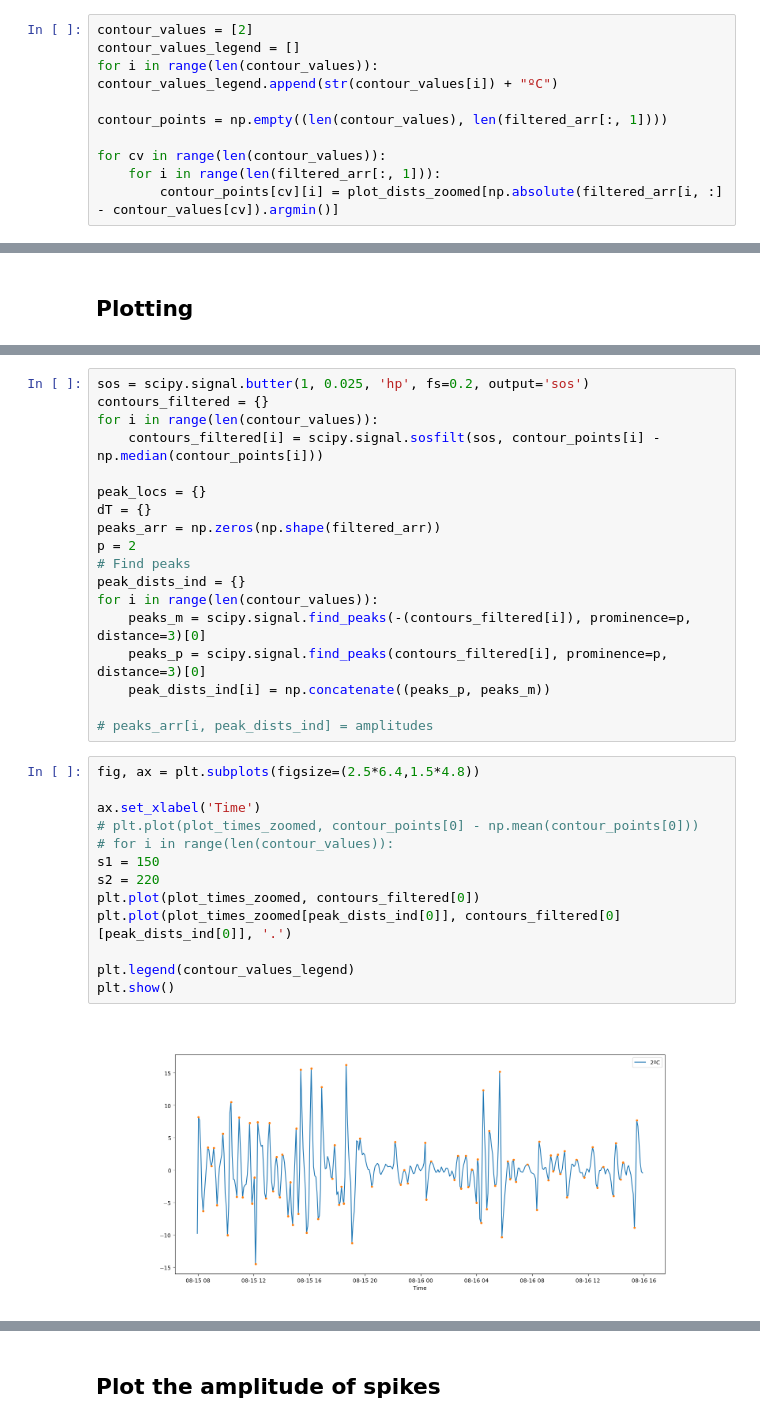
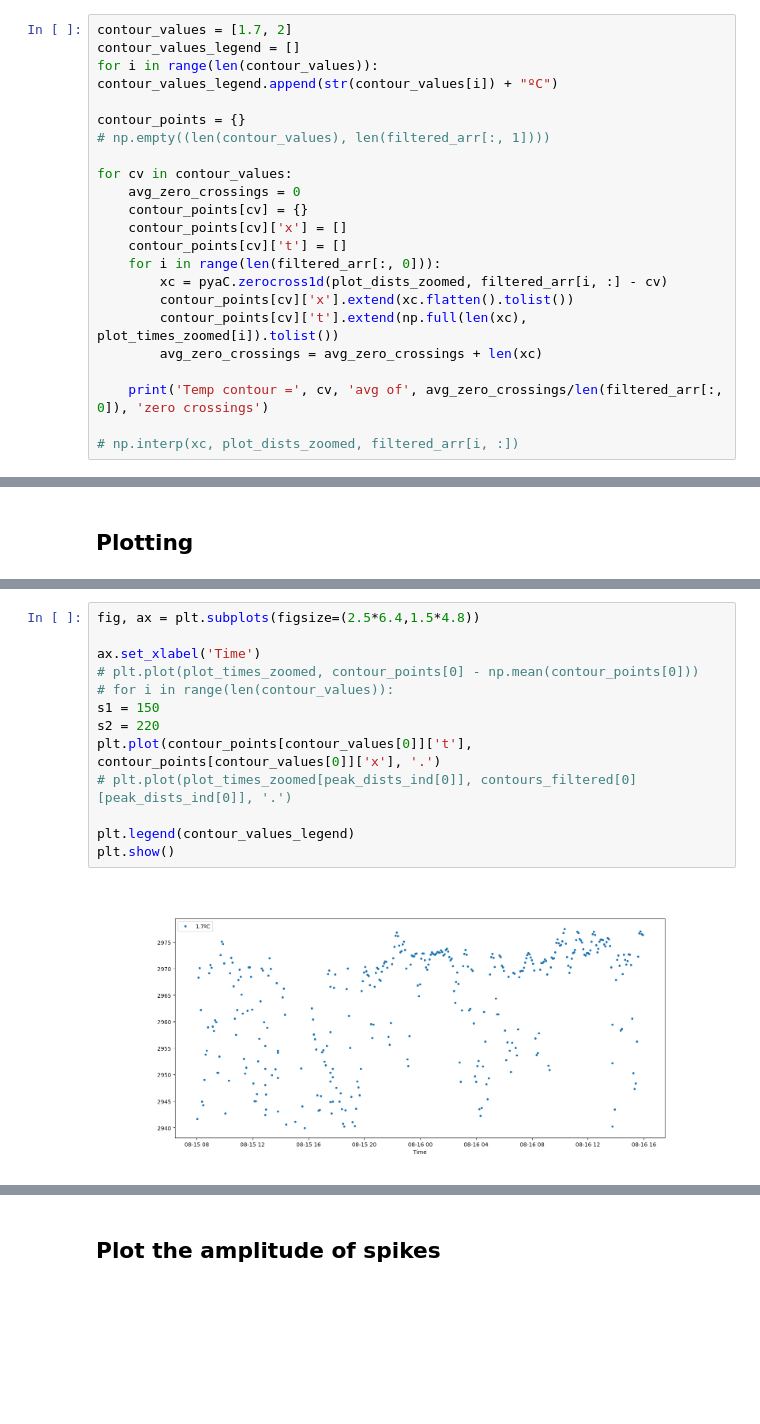
Before and after one commit to ericeberg3/UW_research, a Jupyter notebook: DTS_small_scale.ipynb, the cells around one changed output, grey strips where cells are left out. Cells and saved outputs as stored; diff of their text form; blank space fills up the shorter version.

Commit message:
Added the ability for the small_scale snippit to have multiple contour values. Now if two points along the distance axis are very close to a contour value, they will both be recorded.

```diff
--- a/DTS_small_scale.ipynb
+++ b/DTS_small_scale.ipynb
@@ -83,12 +84,24 @@ plot_dists_zoomed = plot_dists[startind_d:endind_d]
 # %% [markdown]
 ## Making my own contours
 # %%
-contour_values = [2]
+contour_values = [1.7, 2]
 contour_values_legend = []
 for i in range(len(contour_values)): contour_values_legend.append(str(contour_values[i]) + "ºC")
 
-contour_points = np.empty((len(contour_values), len(filtered_arr[:, 1])))
+contour_points = {}
+# np.empty((len(contour_values), len(filtered_arr[:, 1])))
 
-for cv in range(len(contour_values)):
-    for i in range(len(filtered_arr[:, 1])):
-        contour_points[cv][i] = plot_dists_zoomed[np.absolute(filtered_arr[i, :] - contour_values[cv]).argmin()]
+for cv in contour_values:
+    avg_zero_crossings = 0
+    contour_points[cv] = {}
+    contour_points[cv]['x'] = []
+    contour_points[cv]['t'] = []
+    for i in range(len(filtered_arr[:, 0])):
+        xc = pyaC.zerocross1d(plot_dists_zoomed, filtered_arr[i, :] - cv)
+        contour_points[cv]['x'].extend(xc.flatten().tolist())
+        contour_points[cv]['t'].extend(np.full(len(xc), plot_times_zoomed[i]).tolist())
+        avg_zero_crossings = avg_zero_crossings + len(xc)
+
+    print('Temp contour =', cv, 'avg of', avg_zero_crossings/len(filtered_arr[:, 0]), 'zero crossings')
+
+# np.interp(xc, plot_dists_zoomed, filtered_arr[i, :])
@@ -100,33 +113,15 @@ for cv in range(len(contour_values)):
-# %%
-sos = scipy.signal.butter(1, 0.025, 'hp', fs=0.2, output='sos')
-contours_filtered = {}
-for i in range(len(contour_values)):
-    contours_filtered[i] = scipy.signal.sosfilt(sos, contour_points[i] - np.median(contour_points[i]))
-
-peak_locs = {}
-dT = {}
-peaks_arr = np.zeros(np.shape(filtered_arr))
-p = 2
-# Find peaks
-peak_dists_ind = {}
-for i in range(len(contour_values)):
-    peaks_m = scipy.signal.find_peaks(-(contours_filtered[i]), prominence=p, distance=3)[0]
-    peaks_p = scipy.signal.find_peaks(contours_filtered[i], prominence=p, distance=3)[0]
-    peak_dists_ind[i] = np.concatenate((peaks_p, peaks_m))
-
-# peaks_arr[i, peak_dists_ind] = amplitudes
 # %%
 fig, ax = plt.subplots(figsize=(2.5*6.4,1.5*4.8))
 
 ax.set_xlabel('Time')
 # plt.plot(plot_times_zoomed, contour_points[0] - np.mean(contour_points[0]))
 # for i in range(len(contour_values)):
 s1 = 150
 s2 = 220
-plt.plot(plot_times_zoomed, contours_filtered[0])
-plt.plot(plot_times_zoomed[peak_dists_ind[0]], contours_filtered[0][peak_dists_ind[0]], '.')
+plt.plot(contour_points[contour_values[0]]['t'], contour_points[contour_values[0]]['x'], '.')
+# plt.plot(plot_times_zoomed[peak_dists_ind[0]], contours_filtered[0][peak_dists_ind[0]], '.')
 
 plt.legend(contour_values_legend)
 plt.show()
 # %% [output]
-[figure, old version]
+[figure, new version]
```
Also changed, not shown: parts of 4 cells of this notebook, 2 other files.
